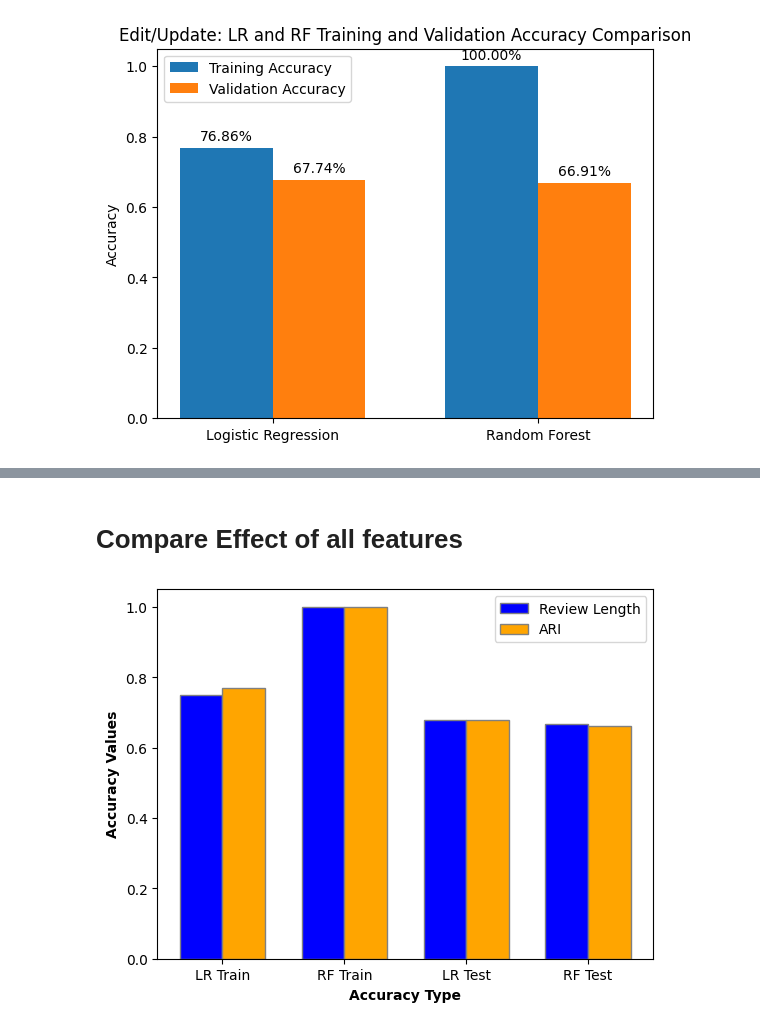
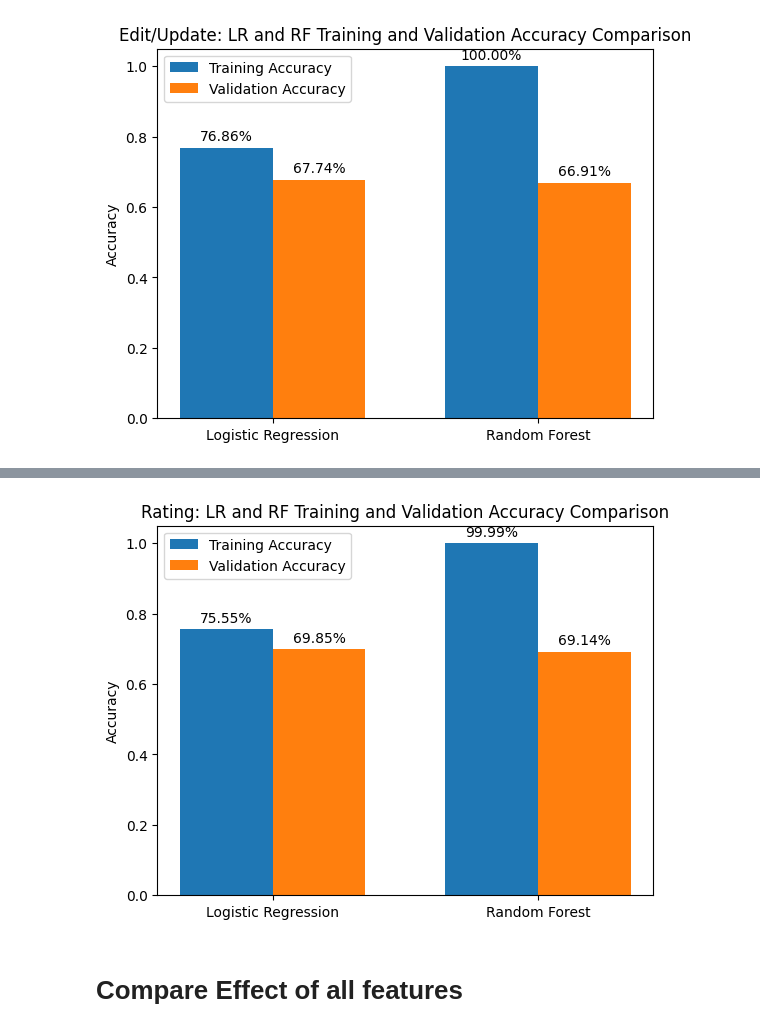
Before and after one commit to bakenq/ASAI, a Jupyter notebook: Notebooks/Phones_factorAnalysis.ipynb, the cells around one changed output, grey strips where cells are left out. Drawn from its saved outputs; the diff is of its cells as text; code cells hidden in the pictures.

```diff
--- a/Notebooks/Phones_factorAnalysis.ipynb
+++ b/Notebooks/Phones_factorAnalysis.ipynb
@@ -789,36 +740,52 @@ plt.show()
+# %%
+# Get training accuracy for both models
+lr_train_accuracy = accuracy_score(y_train, lr_model.predict(X_train_final))
+rf_train_accuracy = accuracy_score(y_train, rf_model.predict(X_train_final))
+
+# Plotting
+labels = ['Logistic Regression', 'Random Forest']
+train_accuracies = [lr_train_accuracy, rf_train_accuracy]
+test_accuracies = [lr_accuracy, rf_accuracy]
+
+rat_lr_train_accuracy = lr_train_accuracy
+rat_rf_train_accuracy = rf_train_accuracy
+
+rat_lr_test_accuracy = lr_accuracy
+rat_rf_test_accuracy = rf_accuracy
+
+x = np.arange(len(labels))
+width = 0.35
+
+fig, ax = plt.subplots()
+rects1 = ax.bar(x - width/2, train_accuracies, width, label='Training Accuracy')
+rects2 = ax.bar(x + width/2, test_accuracies, width, label='Validation Accuracy')
+
+# Adding labels and title
+ax.set_ylabel('Accuracy')
+ax.set_title('Rating: LR and RF Training and Validation Accuracy Comparison')
+ax.set_xticks(x)
+ax.set_xticklabels(labels)
+ax.legend()
+
+# Annotating the bars with actual values
+def add_values(rects):
+    for rect in rects:
+        height = rect.get_height()
+        ax.annotate(f'{height:.2%}',
+                    xy=(rect.get_x() + rect.get_width() / 2, height),
+                    xytext=(0, 3),  # 3 points vertical offset
+                    textcoords="offset points",
+                    ha='center', va='bottom')
+
+add_values(rects1)
+add_values(rects2)
+
+# Display the plot
+plt.show()
+# %% [output]
+[figure, added]
 # %% [markdown]
 # Compare Effect of all features
-# %%
-# Labels for the groups
-labels = ['LR Train', 'RF Train', 'LR Test', 'RF Test']
-
-# Values for set1 and set2
-len_values = [len_lr_train_accuracy, len_rf_train_accuracy, len_lr_test_accuracy, len_rf_test_accuracy]
-ari_values = [ari_lr_train_accuracy, ari_rf_train_accuracy, ari_lr_test_accuracy, ari_rf_test_accuracy]
-
-# Width of the bars
-bar_width = 0.35
-
-# Set the positions of bars on X-axis
-r1 = np.arange(len(labels))
-r2 = [x + bar_width for x in r1]
-
-# Create the bar chart
-plt.bar(r1, len_values, color='blue', width=bar_width, edgecolor='grey', label='Review Length')
-plt.bar(r2, ari_values, color='orange', width=bar_width, edgecolor='grey', label='ARI')
-
-# Adding labels
-plt.xlabel('Accuracy Type', fontweight='bold')
-plt.ylabel('Accuracy Values', fontweight='bold')
-plt.xticks([r + bar_width/2 for r in range(len(labels))], labels)
-
-# Adding legend
-plt.legend()
-
-# Display the plot
-plt.show()
-# %% [output]
-[figure, removed]
 # %%
 # Labels for the groups
 labels = ['Logistic Regression Test Accuracy', 'Random Forest Test Accuracy']
```
Also changed, not shown: parts of 7 cells of this notebook, 2 other files.
